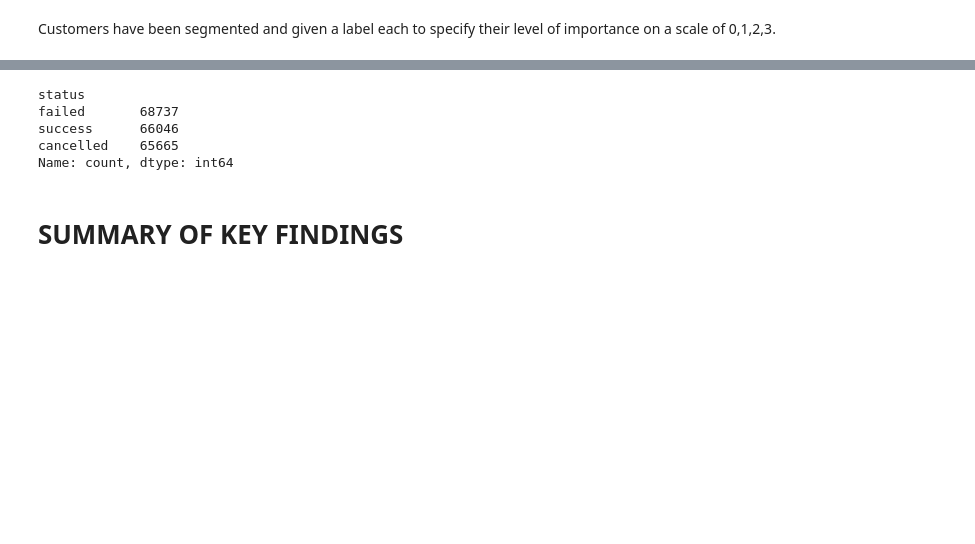
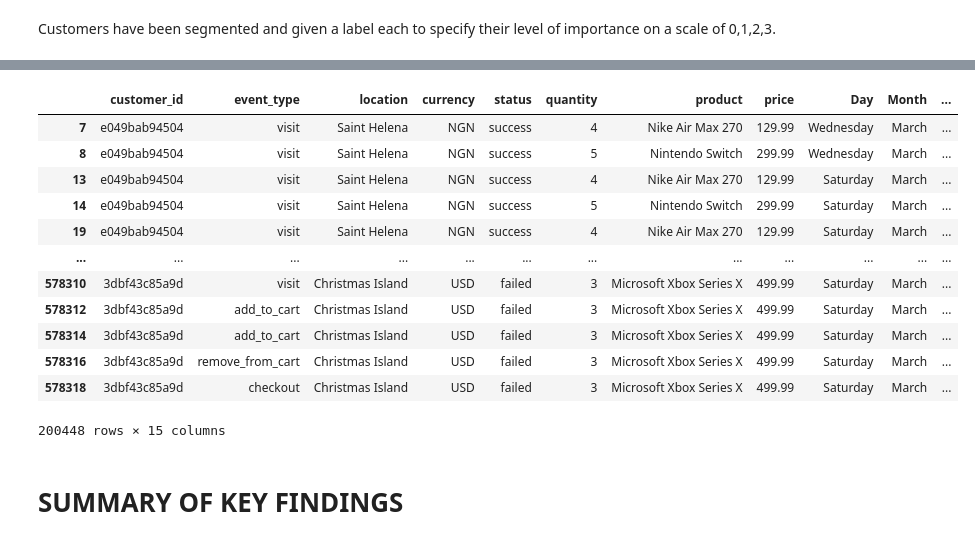
Before and after one commit to Sunday-Oladokun/ShopSmart-Inc.-E-commerce-Data-Analysis-Project, a Jupyter notebook: ShopSmart Inc Ecommerce Analysis.ipynb, the cells around one changed output, grey strips where cells are left out. Cells and saved outputs as stored; diff of their text form; code cells hidden in the pictures; blank space fills up the shorter version.

```diff
--- a/ShopSmart Inc Ecommerce Analysis.ipynb
+++ b/ShopSmart Inc Ecommerce Analysis.ipynb
@@ -1557,12 +1591,20 @@ Name: count, dtype: int64
 # %%
 customer_segment4 = clean_data3[clean_data3['label'] == 3]
-customer_segment4['status'].value_counts()
+customer_segment4
 # %% [output]
+|  | customer_id | event_type | location | currency | status | quantity | product | price | Day | Month | ... |
+| 7 | e049bab94504 | visit | Saint Helena | NGN | success | 4 | Nike Air Max 270 | 129.99 | Wednesday | March | ... |
+| 8 | e049bab94504 | visit | Saint Helena | NGN | success | 5 | Nintendo Switch | 299.99 | Wednesday | March | ... |
+| 13 | e049bab94504 | visit | Saint Helena | NGN | success | 4 | Nike Air Max 270 | 129.99 | Saturday | March | ... |
+| 14 | e049bab94504 | visit | Saint Helena | NGN | success | 5 | Nintendo Switch | 299.99 | Saturday | March | ... |
+| 19 | e049bab94504 | visit | Saint Helena | NGN | success | 4 | Nike Air Max 270 | 129.99 | Saturday | March | ... |
+| ... | ... | ... | ... | ... | ... | ... | ... | ... | ... | ... | ... |
+| 578310 | 3dbf43c85a9d | visit | Christmas Island | USD | failed | 3 | Microsoft Xbox Series X | 499.99 | Saturday | March | ... |
+| 578312 | 3dbf43c85a9d | add_to_cart | Christmas Island | USD | failed | 3 | Microsoft Xbox Series X | 499.99 | Saturday | March | ... |
+| 578314 | 3dbf43c85a9d | add_to_cart | Christmas Island | USD | failed | 3 | Microsoft Xbox Series X | 499.99 | Saturday | March | ... |
+| 578316 | 3dbf43c85a9d | remove_from_cart | Christmas Island | USD | failed | 3 | Microsoft Xbox Series X | 499.99 | Saturday | March | ... |
+| 578318 | 3dbf43c85a9d | checkout | Christmas Island | USD | failed | 3 | Microsoft Xbox Series X | 499.99 | Saturday | March | ... |
-status
-failed       68737
-success      66046
-cancelled    65665
-Name: count, dtype: int64
+200448 rows × 15 columns
 # %% [markdown]
 # SUMMARY OF KEY FINDINGS
 # %% [markdown]
```
Also changed, not shown: parts of 5 cells of this notebook.
